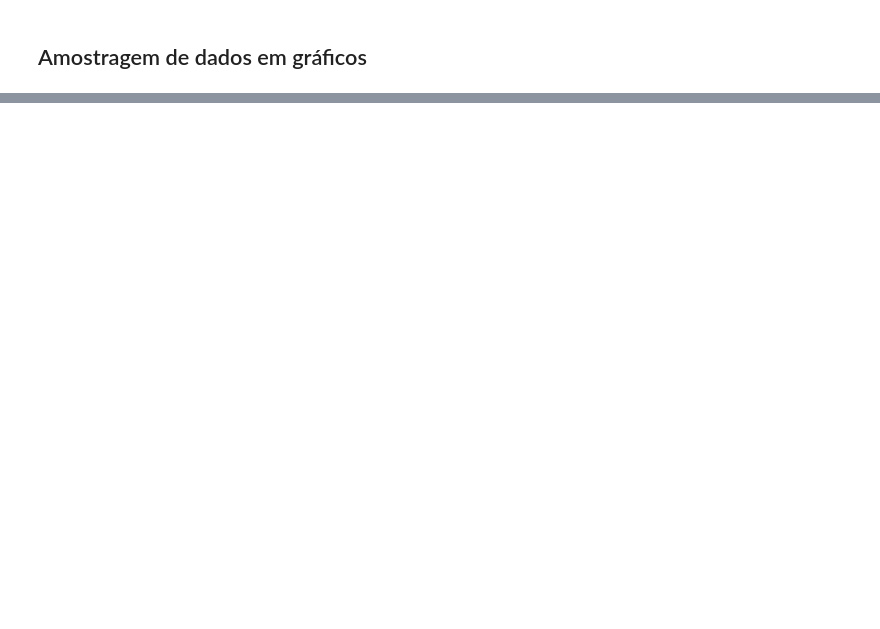
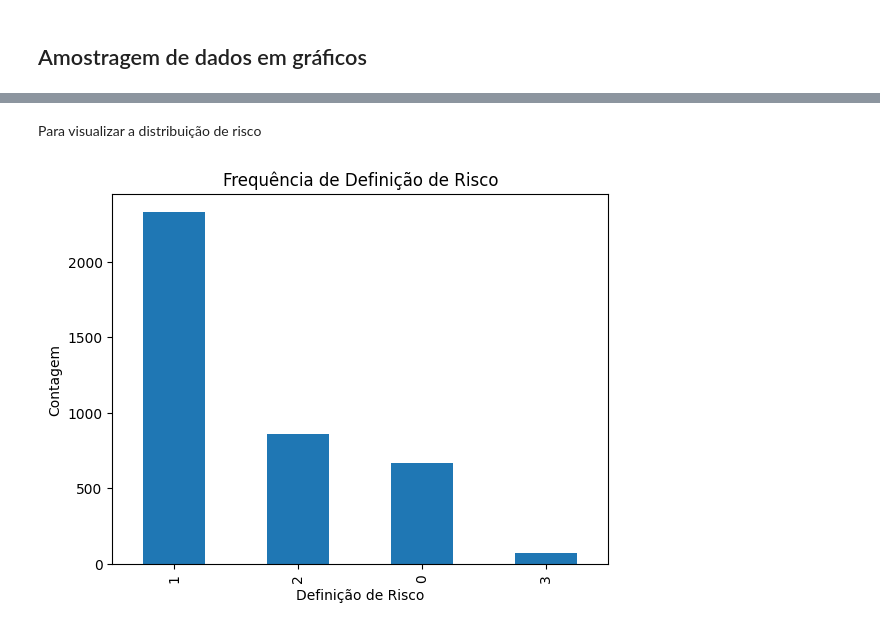
Before and after one commit to melissaoli07/rpmoney-consultoria, a Jupyter notebook: rpmoney_consultoria.ipynb, the cells around one changed output, grey strips where cells are left out. Cells and saved outputs as stored; diff of their text form; code cells hidden in the pictures; blank space fills up the shorter version.

```diff
--- a/rpmoney_consultoria.ipynb
+++ b/rpmoney_consultoria.ipynb
@@ -181,0 +283,10 @@ onehot = OneHotEncoder()
+# %% [markdown]
+Para visualizar a distribuição de risco
+# %%
+df['definicaoRisco'].value_counts().plot(kind='bar')
+plt.title('Frequência de Definição de Risco')
+plt.xlabel('Definição de Risco')
+plt.ylabel('Contagem')
+plt.show()
+# %% [output]
+[figure, added]
```
Also changed, not shown: parts of 32 cells of this notebook.
